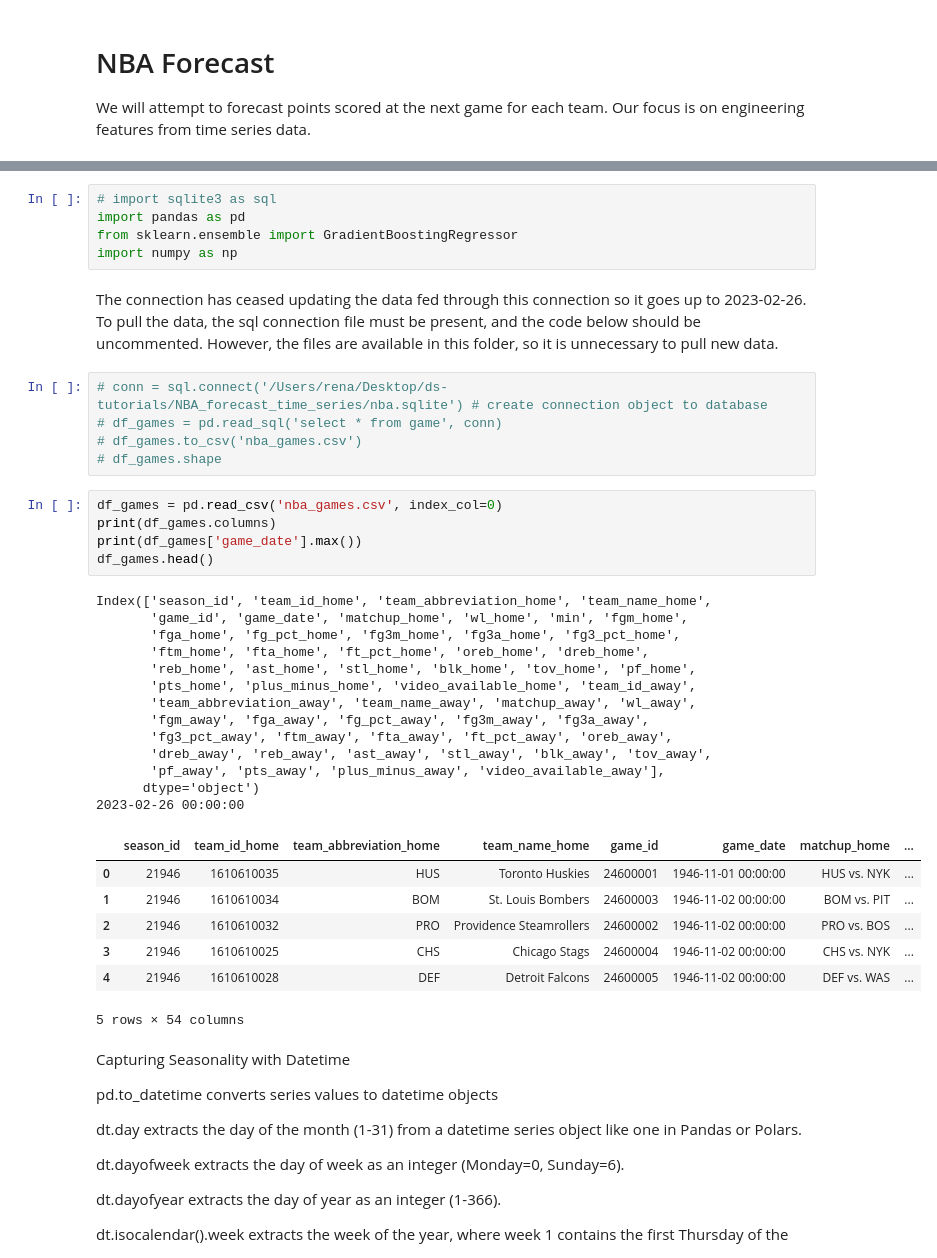
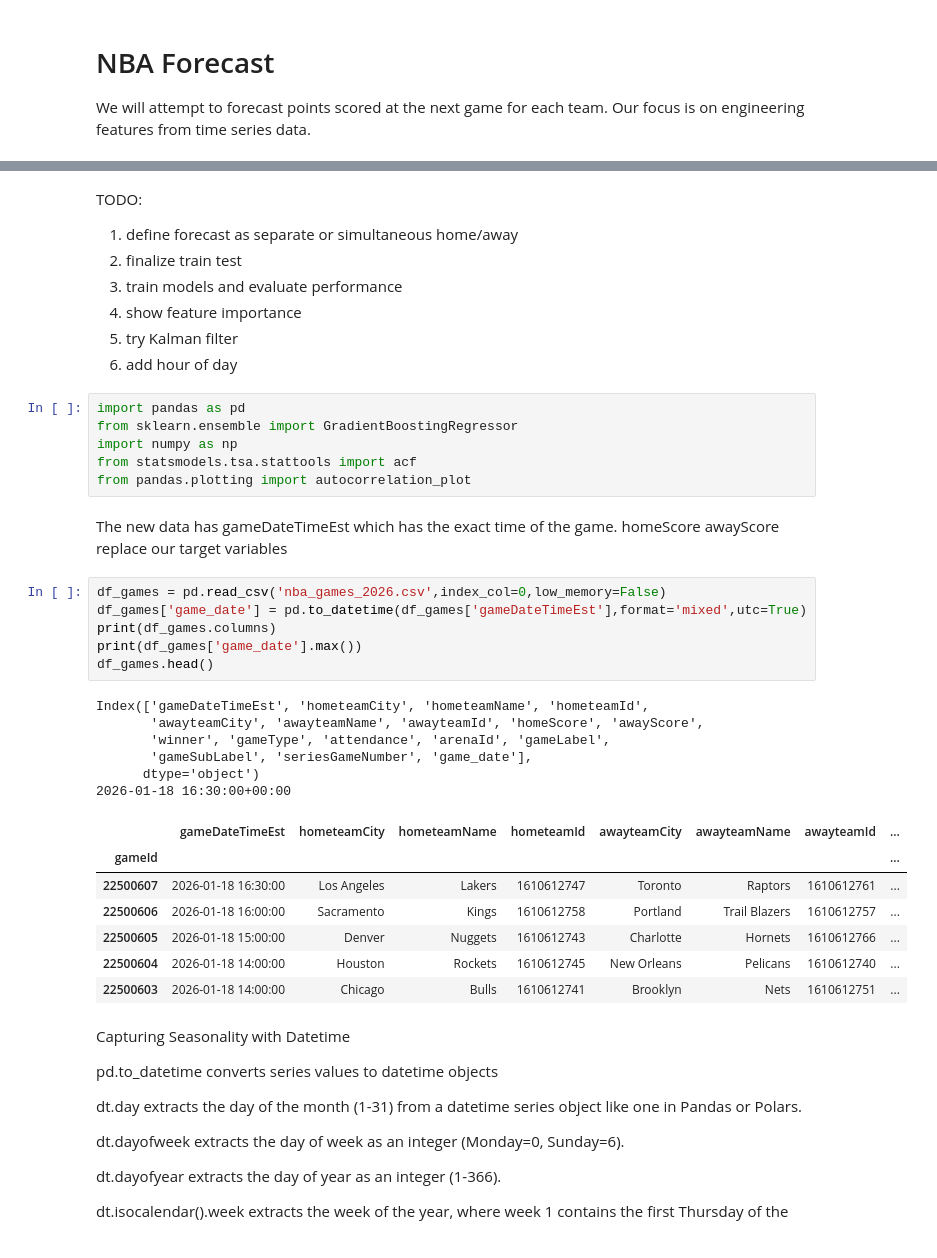
Before and after one commit to rhaswah/ds-tutorials, a Jupyter notebook: NBA_forecast_time_series/NBA_forecast.ipynb, the cells around one changed output, grey strips where cells are left out. Drawn from its saved outputs; the diff is of its cells as text.

Commit message:
NBA released new data including current 2026 values. reworked the notebook for these values. train test split tbd by forecasting goals

```diff
--- a/NBA_forecast_time_series/NBA_forecast.ipynb
+++ b/NBA_forecast_time_series/NBA_forecast.ipynb
@@ -7,41 +4,39 @@ We will attempt to forecast points scored at the next game for each team. Our fo
+# %% [markdown]
+TODO:
+1. define forecast as separate or simultaneous home/away
+2. finalize train test
+3. train models and evaluate performance
+4. show feature importance
+5. try Kalman filter
+6. add hour of day
 # %%
-# import sqlite3 as sql
 import pandas as pd
 from sklearn.ensemble import GradientBoostingRegressor
 import numpy as np
+from statsmodels.tsa.stattools import acf
+from pandas.plotting import autocorrelation_plot
-# %% [markdown]
-The connection has ceased updating the data fed through this connection so it goes up to 2023-02-26. To pull the data, the sql connection file must be present, and the code below should be uncommented. However, the files are available in this folder, so it is unnecessary to pull new data.
-# %%
-# conn = sql.connect('/Users/rena/Desktop/ds-tutorials/NBA_forecast_time_series/nba.sqlite') # create connection object to database
-# df_games = pd.read_sql('select * from game', conn)
-# df_games.to_csv('nba_games.csv')
-# df_games.shape
+# %% [markdown]
+The new data has gameDateTimeEst which has the exact time of the game. homeScore awayScore replace our target variables
 # %%
-df_games = pd.read_csv('nba_games.csv', index_col=0)
+df_games = pd.read_csv('nba_games_2026.csv',index_col=0,low_memory=False)
+df_games['game_date'] = pd.to_datetime(df_games['gameDateTimeEst'],format='mixed',utc=True)
 print(df_games.columns)
 print(df_games['game_date'].max())
 df_games.head()
 # %% [output]
-Index(['season_id', 'team_id_home', 'team_abbreviation_home', 'team_name_home',
-       'game_id', 'game_date', 'matchup_home', 'wl_home', 'min', 'fgm_home',
-       'fga_home', 'fg_pct_home', 'fg3m_home', 'fg3a_home', 'fg3_pct_home',
-       'ftm_home', 'fta_home', 'ft_pct_home', 'oreb_home', 'dreb_home',
-       'reb_home', 'ast_home', 'stl_home', 'blk_home', 'tov_home', 'pf_home',
-       'pts_home', 'plus_minus_home', 'video_available_home', 'team_id_away',
-       'team_abbreviation_away', 'team_name_away', 'matchup_away', 'wl_away',
-       'fgm_away', 'fga_away', 'fg_pct_away', 'fg3m_away', 'fg3a_away',
-       'fg3_pct_away', 'ftm_away', 'fta_away', 'ft_pct_away', 'oreb_away',
-       'dreb_away', 'reb_away', 'ast_away', 'stl_away', 'blk_away', 'tov_away',
-       'pf_away', 'pts_away', 'plus_minus_away', 'video_available_away'],
+Index(['gameDateTimeEst', 'hometeamCity', 'hometeamName', 'hometeamId',
+       'awayteamCity', 'awayteamName', 'awayteamId', 'homeScore', 'awayScore',
+       'winner', 'gameType', 'attendance', 'arenaId', 'gameLabel',
+       'gameSubLabel', 'seriesGameNumber', 'game_date'],
       dtype='object')
-2023-02-26 00:00:00
+2026-01-18 16:30:00+00:00
-|  | season_id | team_id_home | team_abbreviation_home | team_name_home | game_id | game_date | matchup_home | ... |
-| 0 | 21946 | 1610610035 | HUS | Toronto Huskies | 24600001 | 1946-11-01 00:00:00 | HUS vs. NYK | ... |
-| 1 | 21946 | 1610610034 | BOM | St. Louis Bombers | 24600003 | 1946-11-02 00:00:00 | BOM vs. PIT | ... |
-| 2 | 21946 | 1610610032 | PRO | Providence Steamrollers | 24600002 | 1946-11-02 00:00:00 | PRO vs. BOS | ... |
-| 3 | 21946 | 1610610025 | CHS | Chicago Stags | 24600004 | 1946-11-02 00:00:00 | CHS vs. NYK | ... |
-| 4 | 21946 | 1610610028 | DEF | Detroit Falcons | 24600005 | 1946-11-02 00:00:00 | DEF vs. WAS | ... |
+|  | gameDateTimeEst | hometeamCity | hometeamName | hometeamId | awayteamCity | awayteamName | awayteamId | ... |
+| gameId |  |  |  |  |  |  |  | ... |
+| 22500607 | 2026-01-18 16:30:00 | Los Angeles | Lakers | 1610612747 | Toronto | Raptors | 1610612761 | ... |
+| 22500606 | 2026-01-18 16:00:00 | Sacramento | Kings | 1610612758 | Portland | Trail Blazers | 1610612757 | ... |
+| 22500605 | 2026-01-18 15:00:00 | Denver | Nuggets | 1610612743 | Charlotte | Hornets | 1610612766 | ... |
+| 22500604 | 2026-01-18 14:00:00 | Houston | Rockets | 1610612745 | New Orleans | Pelicans | 1610612740 | ... |
+| 22500603 | 2026-01-18 14:00:00 | Chicago | Bulls | 1610612741 | Brooklyn | Nets | 1610612751 | ... |
-5 rows × 54 columns
 # %% [markdown]
 Capturing Seasonality with Datetime
 
```
Also changed, not shown: parts of 34 cells of this notebook, 1 other file.
